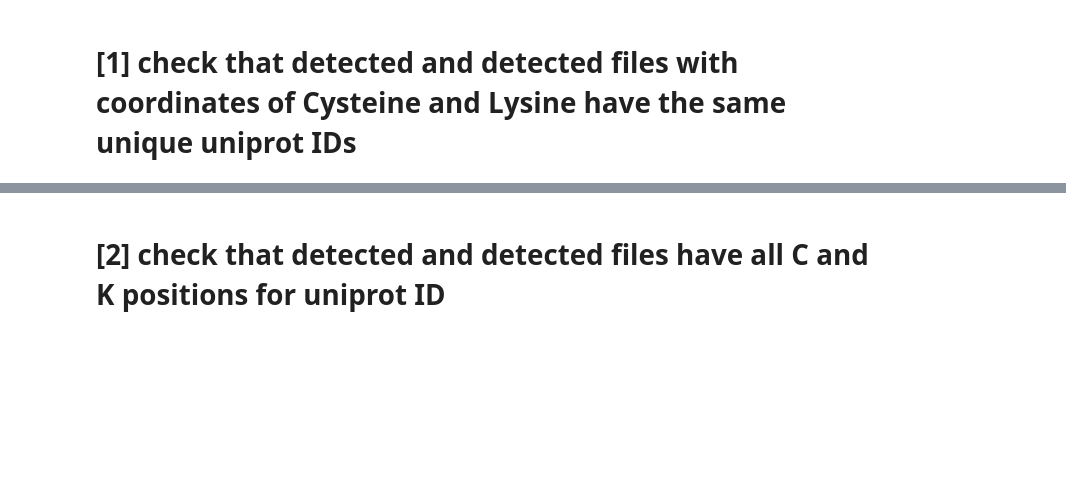
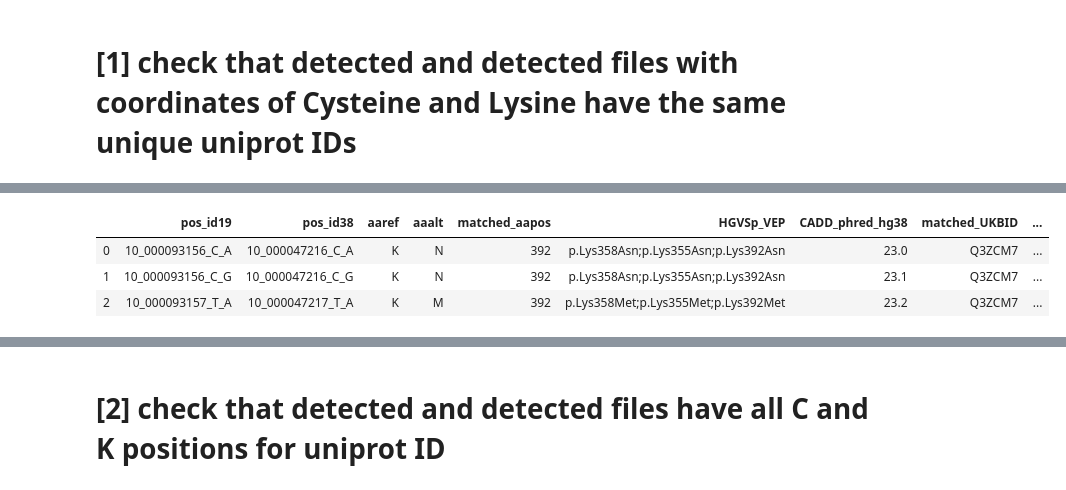
Before and after one commit to Mfpfox/MAPPING, a Jupyter notebook: K19_12_10_Coordinates_score_annotation.ipynb, the cells around one changed output, grey strips where cells are left out. Cells and saved outputs as stored; diff of their text form; code cells hidden in the pictures; blank space fills up the shorter version.

```diff
--- a/K19_12_10_Coordinates_score_annotation.ipynb
+++ b/K19_12_10_Coordinates_score_annotation.ipynb
@@ -24,0 +77,7 @@ os.chdir("/Users/mariapalafox/Box Sync/CODE_DATA/dir_MAPpaper/TSV_UNIPROT_xref/M
+# %%
+notd.head(3)
+# %% [output]
+|  | pos_id19 | pos_id38 | aaref | aaalt | matched_aapos | HGVSp_VEP | CADD_phred_hg38 | matched_UKBID | ... |
+| 0 | 10_000093156_C_A | 10_000047216_C_A | K | N | 392 | p.Lys358Asn;p.Lys355Asn;p.Lys392Asn | 23.0 | Q3ZCM7 | ... |
+| 1 | 10_000093156_C_G | 10_000047216_C_G | K | N | 392 | p.Lys358Asn;p.Lys355Asn;p.Lys392Asn | 23.1 | Q3ZCM7 | ... |
+| 2 | 10_000093157_T_A | 10_000047217_T_A | K | M | 392 | p.Lys358Met;p.Lys355Met;p.Lys392Met | 23.2 | Q3ZCM7 | ... |
```
Also changed, not shown: parts of 41 cells of this notebook.
